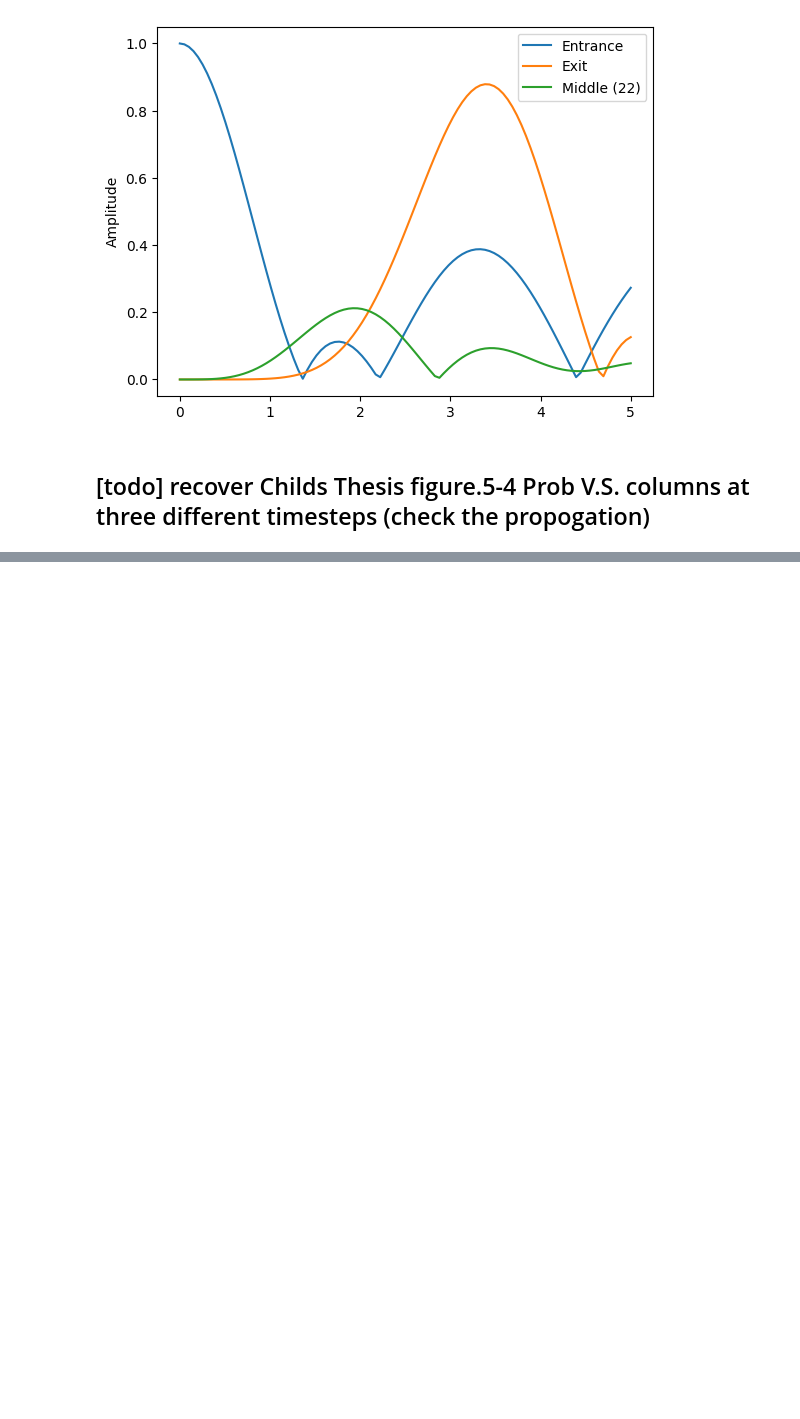
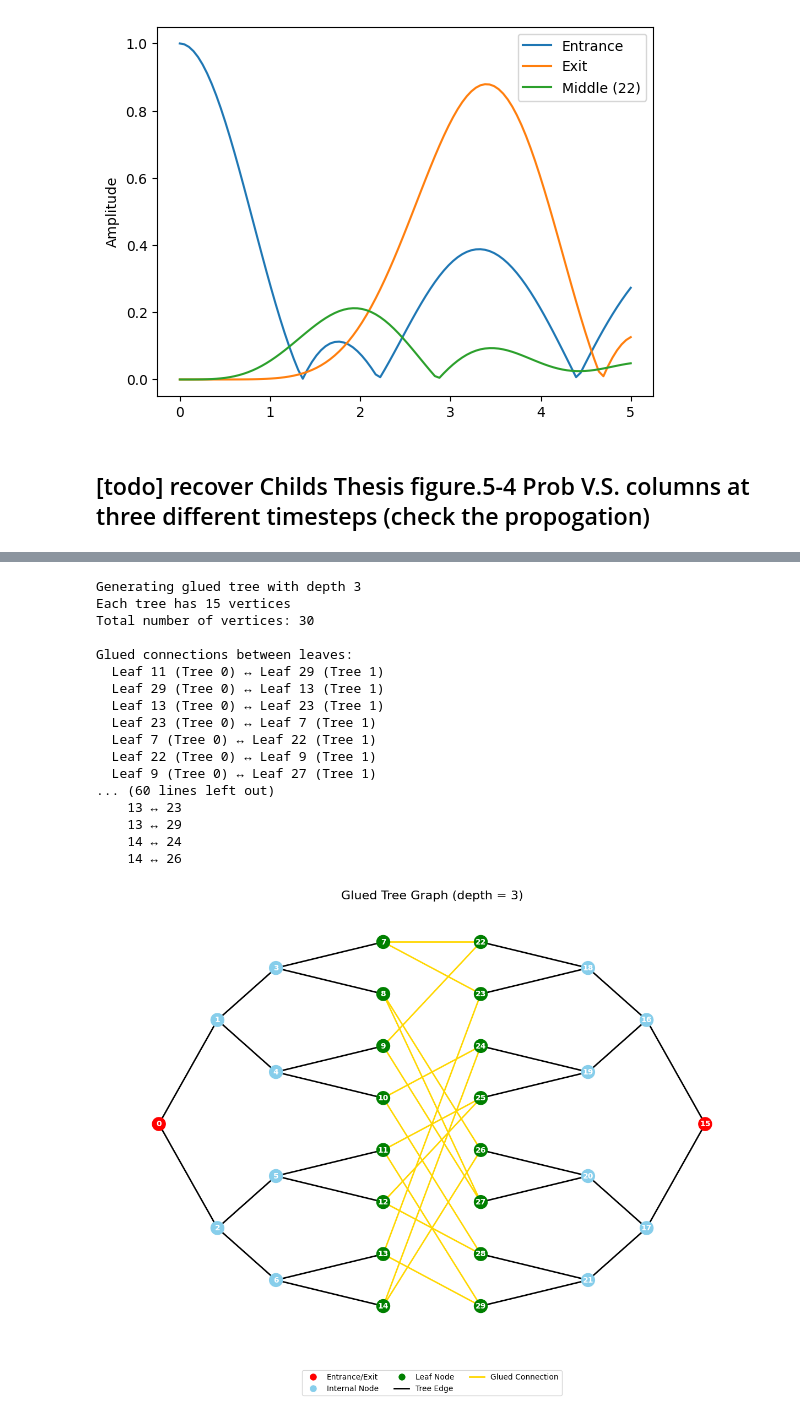
Before and after one commit to jonahso/quantum-walk-and-entanglement, a Jupyter notebook: glued_tree_column.ipynb, the cells around one changed output, grey strips where cells are left out. Saved outputs shown, nothing was run; the diff lists cells and outputs as text; code cells hidden in the pictures; blank space fills up the shorter version.

```diff
--- a/glued_tree_column.ipynb
+++ b/glued_tree_column.ipynb
@@ -140,0 +202,45 @@ for t in times:
+# %%
+# Example usage
+# Generate a Hamiltonian for a glued tree prime with depth 3
+depth = 3
+H = generate_glued_tree_hamiltonian_prime(depth=depth)
+# H = generate_glued_tree_hamiltonian(depth=depth, seed=42)
+
+# Print the Hamiltonian
+print_hamiltonian(H)
+
+# Convert the Hamiltonian to a graph
+G = hamiltonian_to_graph(H)
+
+# Identify important components of the graph
+components = identify_graph_components(H, depth)
+print("\nGraph Components:")
+print(f"  Entrance: {components['entrance']}")
+print(f"  Exit: {components['exit']}")
+print(f"  Tree 0 Leaves: {components['tree0_leaves']}")
+print(f"  Tree 1 Leaves: {components['tree1_leaves']}")
+print("  Glued Connections:")
+for leaf0, leaf1 in components['glued_pairs']:
+    print(f"    {leaf0} ↔ {leaf1}")
+
+# Visualize the graph
+visualize_glued_tree_graph(G, depth, save_file=f"./figs/childs_glued_tree_depth_{depth}.pdf")
+# %% [output]
+Generating glued tree with depth 3
+Each tree has 15 vertices
+Total number of vertices: 30
+
+Glued connections between leaves:
+  Leaf 11 (Tree 0) ↔ Leaf 29 (Tree 1)
+  Leaf 29 (Tree 0) ↔ Leaf 13 (Tree 1)
+  Leaf 13 (Tree 0) ↔ Leaf 23 (Tree 1)
+  Leaf 23 (Tree 0) ↔ Leaf 7 (Tree 1)
+  Leaf 7 (Tree 0) ↔ Leaf 22 (Tree 1)
+  Leaf 22 (Tree 0) ↔ Leaf 9 (Tree 1)
+  Leaf 9 (Tree 0) ↔ Leaf 27 (Tree 1)
+... (60 lines left out)
+    13 ↔ 23
+    13 ↔ 29
+    14 ↔ 24
+    14 ↔ 26
+[figure, added]
```
Also changed, not shown: parts of 12 cells of this notebook.
